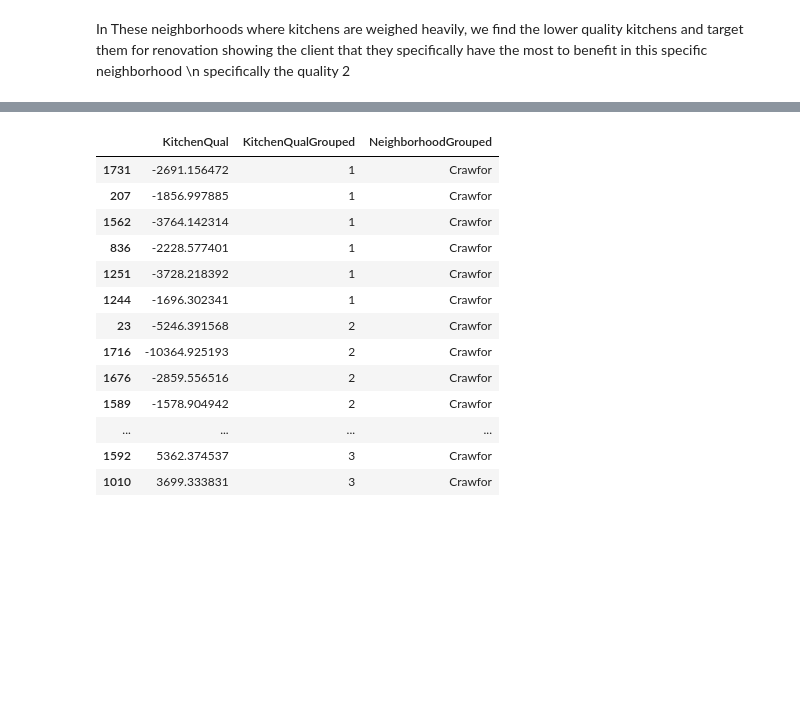
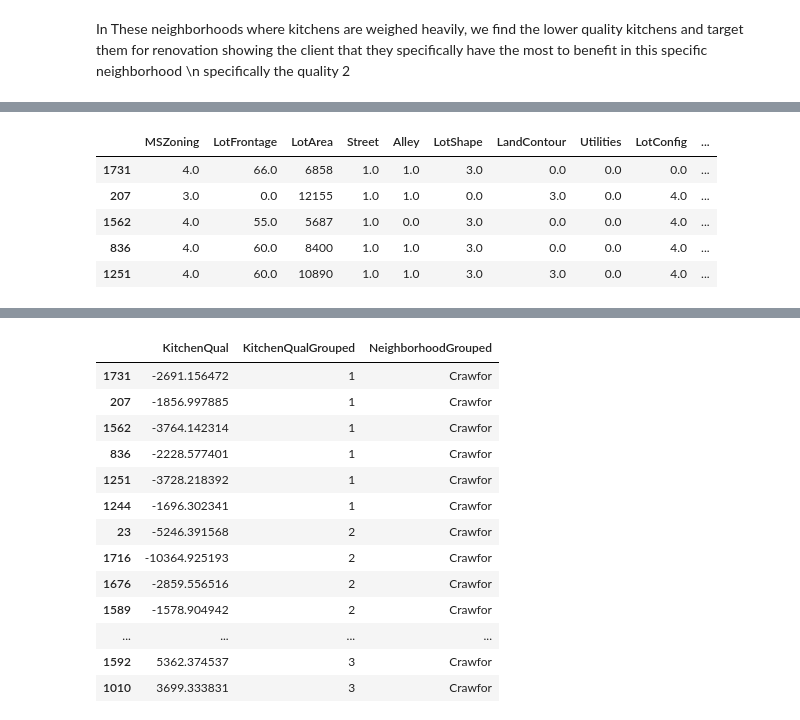
Before and after one commit to jasonphillip/Ames_Housing_ML_Project, a Jupyter notebook: models/Random_forest_model.ipynb, the cells around one changed output, grey strips where cells are left out. Drawn from its saved outputs; the diff is of its cells as text; code cells hidden in the pictures; blank space fills up the shorter version.

```diff
--- a/models/Random_forest_model.ipynb
+++ b/models/Random_forest_model.ipynb
@@ -1594,3 +1594,6 @@ shap_w_neighborhoods[shap_w_neighborhoods["NeighborhoodGrouped"] == "NoRidge"].i
 | 1315 | 12825.955917 | 4 | NoRidge |
 | 915 | 8220.598762 | 4 | NoRidge |
 [interactive output not drawn]
+# %%
+# Changing the KithenQual for this specified instance back to its original value
+X_train.loc[576, "KitchenQual"] = 4
@@ -1690,3 +1695,13 @@ shap_w_neighborhoods[shap_w_neighborhoods["NeighborhoodGrouped"] == "StoneBr"].i
 | 869 | 2984.798297 | 3 | Crawfor |
 | 1922 | 2795.033707 | 3 | Crawfor |
 [interactive output not drawn]
+# %%
+# looking at the observations with a 1 Kitchen Quality
+X_train.iloc[[1731, 207, 1562, 836, 1251], :]
+# %% [output]
+|  | MSZoning | LotFrontage | LotArea | Street | Alley | LotShape | LandContour | Utilities | LotConfig | ... |
+| 1731 | 4.0 | 66.0 | 6858 | 1.0 | 1.0 | 3.0 | 0.0 | 0.0 | 0.0 | ... |
+| 207 | 3.0 | 0.0 | 12155 | 1.0 | 1.0 | 0.0 | 3.0 | 0.0 | 4.0 | ... |
+| 1562 | 4.0 | 55.0 | 5687 | 1.0 | 0.0 | 3.0 | 0.0 | 0.0 | 4.0 | ... |
+| 836 | 4.0 | 60.0 | 8400 | 1.0 | 1.0 | 3.0 | 0.0 | 0.0 | 4.0 | ... |
+| 1251 | 4.0 | 60.0 | 10890 | 1.0 | 1.0 | 3.0 | 3.0 | 0.0 | 4.0 | ... |
```
Also changed, not shown: parts of 42 cells of this notebook.
